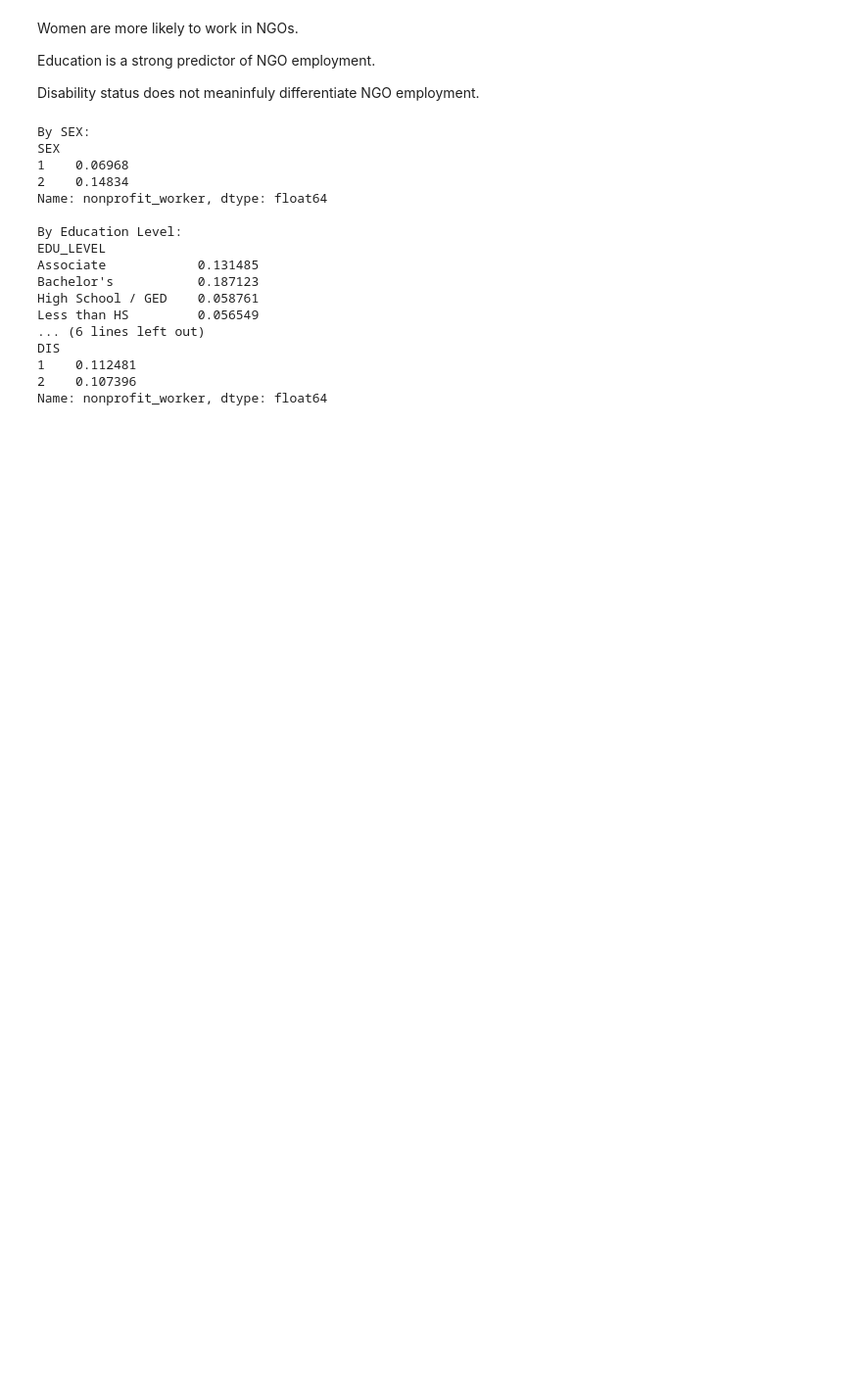
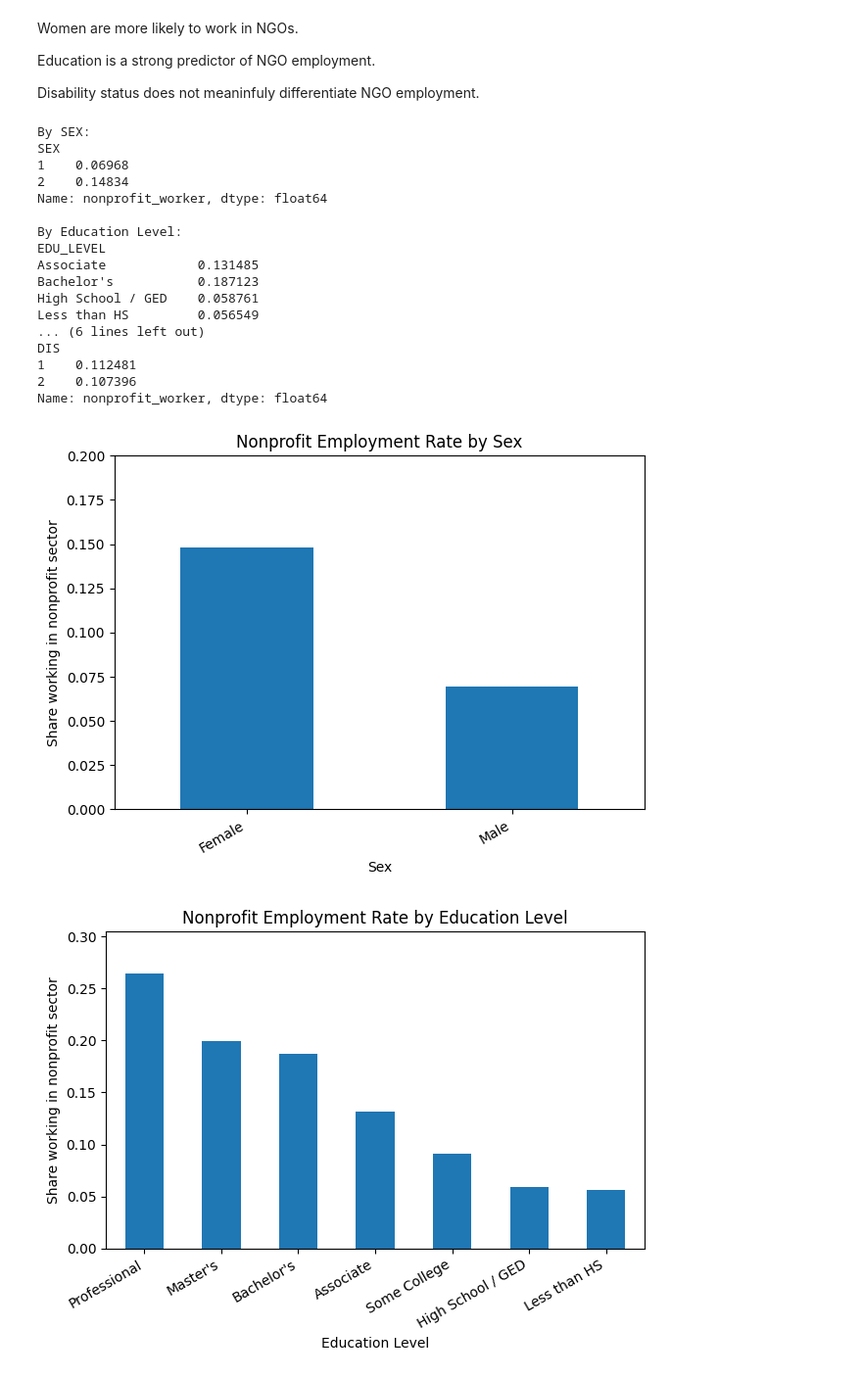
Before and after one commit to Bx1Rob/DATA71200-Final-Project, a Jupyter notebook: Project_1(2_12_07_26).ipynb, the cells around one changed output. Shown at 98% size. Cells and saved outputs as stored; diff of their text form; code cells hidden in the pictures; blank space fills up the shorter version.

```diff
--- a/Project_1(2_12_07_26).ipynb
+++ b/Project_1(2_12_07_26).ipynb
@@ -996,3 +1067,75 @@ DIS
 1    0.112481
 2    0.107396
 Name: nonprofit_worker, dtype: float64
+# %%
+import matplotlib.pyplot as plt
+import pandas as pd
+import numpy as np
+
+# Reconstruct df from raw_
+target_col = "nonprofit_worker"
+
+
+df = raw_df.dropna(subset=[target_col]).copy()
+
+# Re-define the education_level
+def education_level(schl):
+    if schl <= 15:
+        return "Less than HS"
+    elif schl in [16, 17]:
+        return "High School / GED"
+    elif schl in [18, 19, 20]:
+        return "Some College"
+    elif schl == 21:
+        return "Associate"
+    elif schl == 22:
+        return "Bachelor's"
+    elif schl == 23:
+        return "Master's"
+    elif schl == 24:
+        return "Professional"
+    elif schl == 25:
+        return "Doctorate"
+    else:
+        return "Unknown"
+
+df["EDU_LEVEL"] = df["SCHL"].apply(education_level)
+
+# Double check that labels exist (collab didn't break)
+df["SEX_label"] = df["SEX"].map({1: "Male", 2: "Female"})
+df["DIS_label"] = df["DIS"].map({1: "With Disability", 2: "No Disability"})
+
+def plot_rate_bar(series, title, xlabel):
+    s = series.sort_values(ascending=False)
+    ax = s.plot(kind="bar")
+    ax.set_ylabel("Share working in nonprofit sector")
+    ax.set_xlabel(xlabel)
+    ax.set_title(title)
+    ax.set_ylim(0, max(0.2, s.max() * 1.15))
+    plt.xticks(rotation=30, ha="right")
+    plt.tight_layout()
+    plt.show()
+
+# SEX
+plot_rate_bar(
+    df.groupby("SEX_label")["nonprofit_worker"].mean(),
+    "Nonprofit Employment Rate by Sex",
+    "Sex"
+)
+
+# EDU_LEVEL
+plot_rate_bar(
+    df.groupby("EDU_LEVEL")["nonprofit_worker"].mean(),
+    "Nonprofit Employment Rate by Education Level",
+    "Education Level"
+)
+
+# DIS
+plot_rate_bar(
+    df.groupby("DIS_label")["nonprofit_worker"].mean(),
+    "Nonprofit Employment Rate by Disability Status",
+    "Disability"
+)
+# %% [output]
+[figure, added]
+[figure, added]
```
Also changed, not shown: parts of 15 cells of this notebook.
